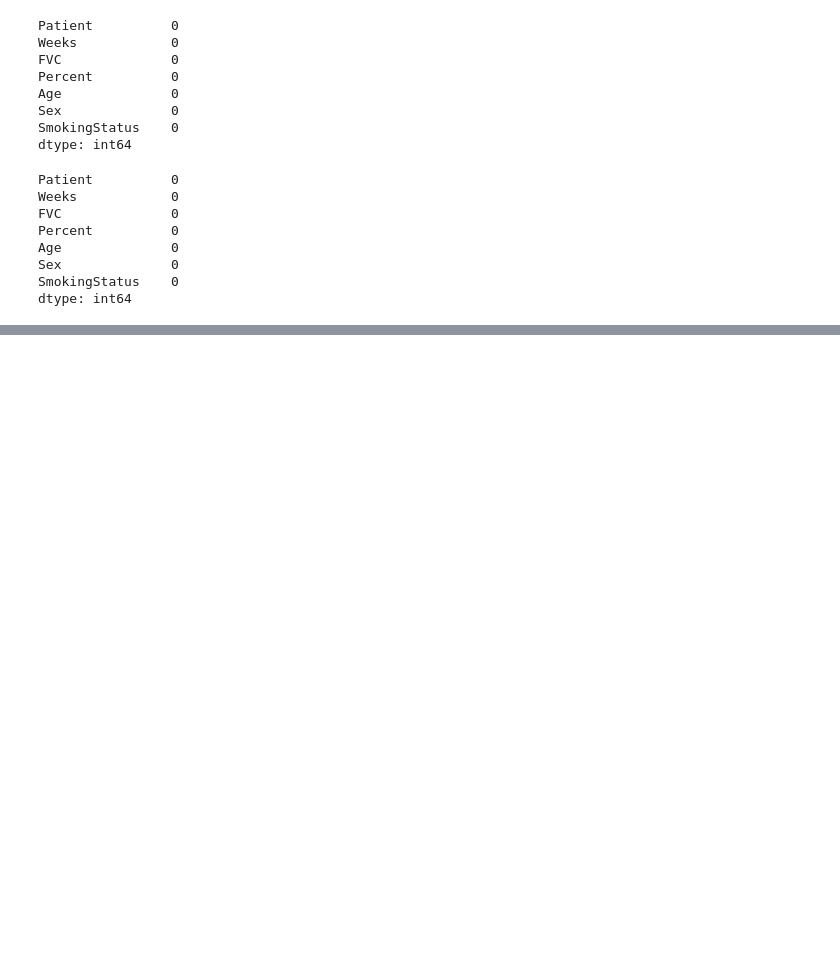
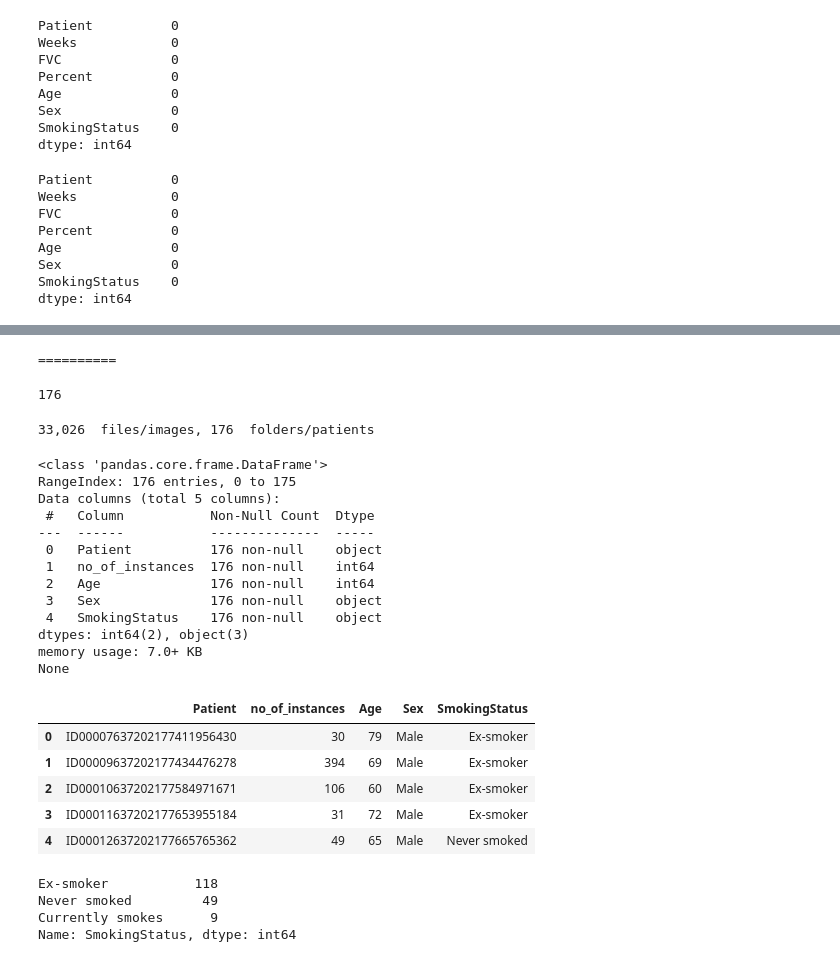
Before and after one commit to epsilon-deltta/pulmonary-fibrosis-progression, a Jupyter notebook: Analyze/Data_Exploration.ipynb, the cells around one changed output, grey strips where cells are left out. Cells and saved outputs as stored; diff of their text form; code cells hidden in the pictures; blank space fills up the shorter version.

Commit message:
Data visualization

```diff
--- a/Analyze/Data_Exploration.ipynb
+++ b/Analyze/Data_Exploration.ipynb
@@ -85,0 +134,74 @@ dtype: int64
+# %%
+train_df['Patient'].value_counts().count()
+# %% [output]
+==========
+176
+# %%
+# count of (image files for each patient , patient folder)
+files = folders = 0
+
+path = "../input/train/"
+
+for _, dirnames, filenames in os.walk(path):
+  # ^ this idiom means "we won't be using this value"
+    files += len(filenames)
+    folders += len(dirnames)
+#print(Fore.YELLOW +"Total Patients in Train set: ",Style.RESET_ALL,train_df['Patient'].count())
+print(Fore.YELLOW +f'{files:,}',Style.RESET_ALL,"files/images, " + Fore.BLUE + f'{folders:,}',Style.RESET_ALL ,'folders/patients')
+# %% [output]
+33,026  files/images, 176  folders/patients
+# %%
+#creating new dataframe
+# Creating unique patient lists and their properties.
+train_dir = '../input/train/'
+test_dir = '../input/test/'
+
+patient_ids = os.listdir(train_dir)
+patient_ids = sorted(patient_ids)
+
+#Creating new rows
+no_of_instances = []
+age = []
+sex = []
+smoking_status = []
+
+for patient_id in patient_ids:
+    patient_info = train_df[train_df['Patient'] == patient_id].reset_index()
+    no_of_instances.append(len(os.listdir(train_dir + patient_id)))
+    age.append(patient_info['Age'][0])
+    sex.append(patient_info['Sex'][0])
+    smoking_status.append(patient_info['SmokingStatus'][0])
+
+#Creating the dataframe for the patient info
+patient_df = pd.DataFrame(list(zip(patient_ids, no_of_instances, age, sex, smoking_status)),
+                                 columns =['Patient', 'no_of_instances', 'Age', 'Sex', 'SmokingStatus'])
+print(patient_df.info())
+patient_df.head()
+# %% [output]
+<class 'pandas.core.frame.DataFrame'>
+RangeIndex: 176 entries, 0 to 175
+Data columns (total 5 columns):
+ #   Column           Non-Null Count  Dtype
+---  ------           --------------  -----
+ 0   Patient          176 non-null    object
+ 1   no_of_instances  176 non-null    int64
+ 2   Age              176 non-null    int64
+ 3   Sex              176 non-null    object
+ 4   SmokingStatus    176 non-null    object
+dtypes: int64(2), object(3)
+memory usage: 7.0+ KB
+None
+|  | Patient | no_of_instances | Age | Sex | SmokingStatus |
+| 0 | ID00007637202177411956430 | 30 | 79 | Male | Ex-smoker |
+| 1 | ID00009637202177434476278 | 394 | 69 | Male | Ex-smoker |
+| 2 | ID00010637202177584971671 | 106 | 60 | Male | Ex-smoker |
+| 3 | ID00011637202177653955184 | 31 | 72 | Male | Ex-smoker |
+| 4 | ID00012637202177665765362 | 49 | 65 | Male | Never smoked |
+# %%
+# Exploring SmokingStatus column
+patient_df['SmokingStatus'].value_counts()
+# %% [output]
+Ex-smoker           118
+Never smoked         49
+Currently smokes      9
+Name: SmokingStatus, dtype: int64
```
Also changed, not shown: parts of 9 cells of this notebook.
